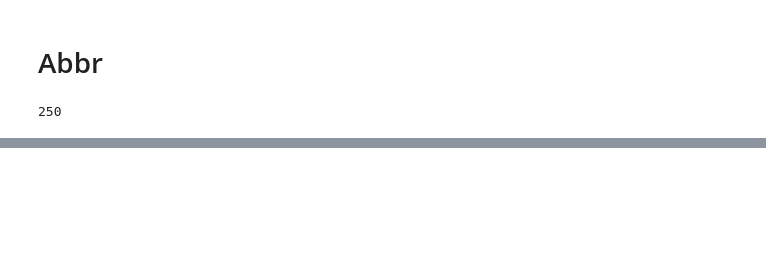
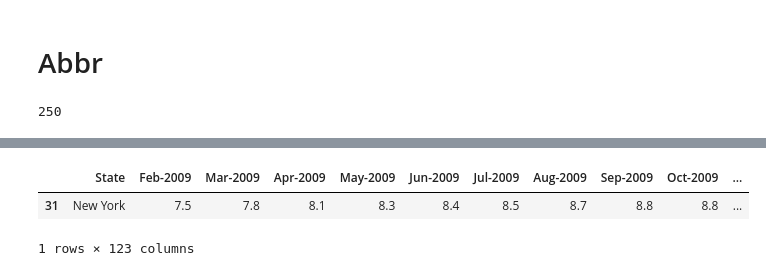
Before and after one commit to Sujin-owl/Project2, a Jupyter notebook: Bureau unemployment.ipynb, the cells around one changed output, grey strips where cells are left out. Saved outputs shown, nothing was run; the diff lists cells and outputs as text; code cells hidden in the pictures; blank space fills up the shorter version.

```diff
--- a/Bureau unemployment.ipynb
+++ b/Bureau unemployment.ipynb
@@ -102,3 +81,9 @@ result
+# %%
+result[result["Abbreviation"]=="NY"]
+# %% [output]
+|  | State | Feb-2009 | Mar-2009 | Apr-2009 | May-2009 | Jun-2009 | Jul-2009 | Aug-2009 | Sep-2009 | Oct-2009 | ... |
+| 31 | New York | 7.5 | 7.8 | 8.1 | 8.3 | 8.4 | 8.5 | 8.7 | 8.8 | 8.8 | ... |
+1 rows × 123 columns
 # %%
 import pymysql
 from config import password
```
Also changed, not shown: parts of 2 cells of this notebook, 2 other files.
